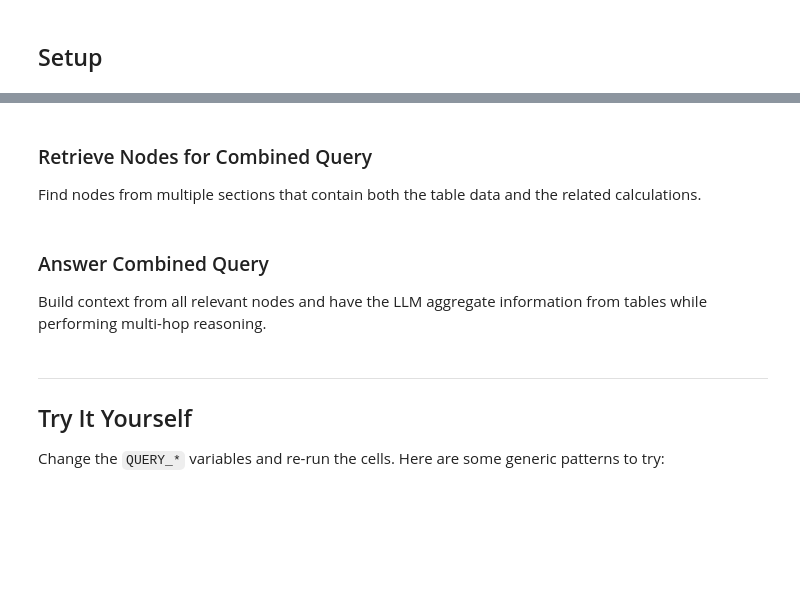
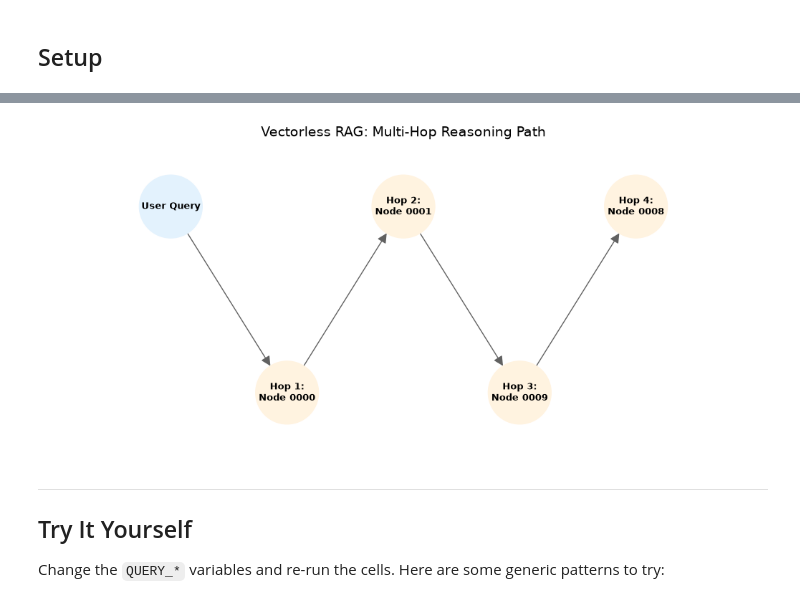
Before and after one commit to AyushSinghRana15/Vectorless-RAG, a Jupyter notebook: lab2/vectorless_rag_advanced.ipynb, the cells around one changed output, grey strips where cells are left out. Cells and saved outputs as stored; diff of their text form; code cells hidden in the pictures; blank space fills up the shorter version.

```diff
--- a/lab2/vectorless_rag_advanced.ipynb
+++ b/lab2/vectorless_rag_advanced.ipynb
@@ -69,0 +55,2 @@ Opens the PDF with PyMuPDF and builds a dictionary mapping 1-based page numbers
+# %%
+PDF_PATH = "data/CCS 3.31.25 Earnings Release 8-K Exhibit 99.1.pdf"
@@ -145,10 +156,10 @@ Uses the LLM to find relevant nodes for a given query. Strips full text from the
 # %%
 def retrieve_nodes(query):
-    """Use LLM to find relevant nodes for a query."""
+    """Use LLM to find relevant nodes and map the hop-by-hop traversal with titles."""
     tree_slim = utils.remove_fields(tree.copy(), fields=["text"])
     prompt = f"""
-Given a question and a document tree (node_id, title, summary),
-find nodes likely to contain the answer.
+Given a question and a document tree, find nodes likely to contain the answer.
+You must perform multi-hop reasoning. Document your exact step-by-step traversal path.
 
 Question: {query}
 
@@ -156,6 +167,12 @@ Tree:
 {json.dumps(tree_slim, indent=2)}
 
 JSON only:
-{{"thinking": "...", "node_list": ["id1", "id2"]}}
+{{
+  "hops": [
+    {{"step": 1, "node_id": "id1", "section_title": "Name of the table or section", "reason": "Looked here first because..."}},
+    {{"step": 2, "node_id": "id2", "section_title": "Name of the next table", "reason": "Then realized I needed X..."}}
+  ],
+  "node_list": ["id1", "id2"]
+}}
 """
     return parse_json(call_llm(prompt))
@@ -225,5 +275,5 @@ Set a question about extracting specific values from a table in the document.
 # %%
 # Change this to a question about extracting specific values from a table
-QUERY_STRUCTURED = "What are the limits or caps mentioned in the table?"
+QUERY_STRUCTURED = "According to the Home Deliveries table, what was the exact number of homes delivered and the average sales price for the 'Texas' region in the first quarter of 2025?"
 # %% [markdown]
 ### Retrieve Nodes for Structured Data
@@ -260,12 +303,0 @@ QUERY_COMBINED = "What is the final amount after applying all adjustments from t
-# %% [markdown]
-### Retrieve Nodes for Combined Query
-
-Find nodes from multiple sections that contain both the table data and the related calculations.
-# %%
-result = retrieve_nodes(QUERY_COMBINED)
-print("Reasoning:", result["thinking"], "\n")
-print("Retrieved nodes:", result["node_list"])
-# %% [markdown]
-### Answer Combined Query
-
-Build context from all relevant nodes and have the LLM aggregate information from tables while performing multi-hop reasoning.
@@ -276,3 +304,8 @@ print("Answer:", answer)
+# %%
+# Generate the visual plot for the table extraction
+plot_traversal(result["hops"])
+# %% [output]
+[figure, added]
 # %% [markdown]
 ---
 ## Try It Yourself
```
Also changed, not shown: parts of 65 cells of this notebook, 1 other file.
